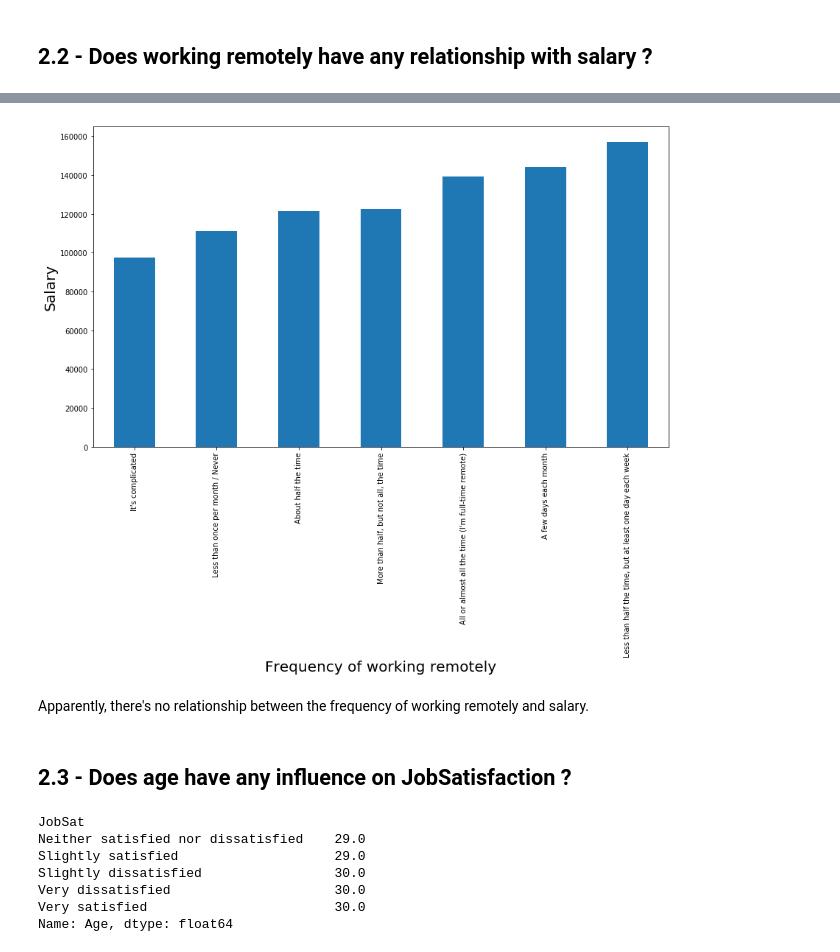
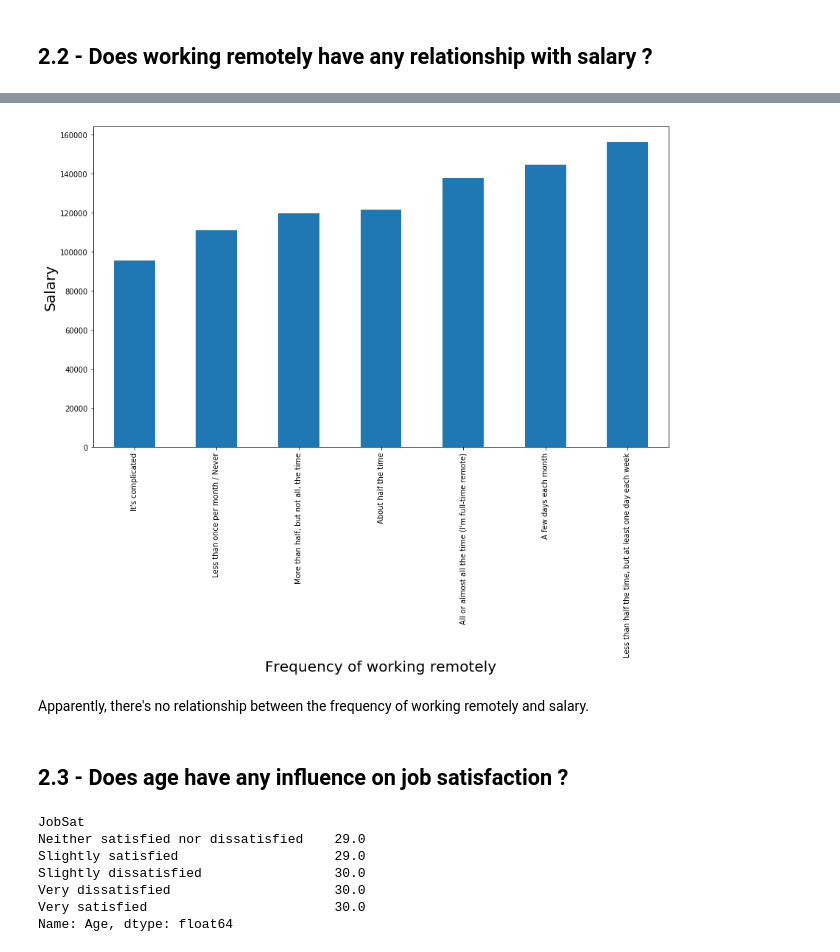
Before and after one commit to Eugeniobr/Project1, a Jupyter notebook: project_1_nb .ipynb, the cells around one changed output, grey strips where cells are left out. Drawn from its saved outputs; the diff is of its cells as text; code cells hidden in the pictures.

```diff
--- a/project_1_nb .ipynb
+++ b/project_1_nb .ipynb
@@ -161,3 +177,5 @@ As we can from the histograms, the distributions of CompTotal, CodeRevHrs and Wo
+# %%
+nona_df = survey_info.dropna(subset=["SOVisitFreq", "ConvertedComp", "WorkRemote", "Age", "JobSat"])
 # %% [markdown]
 ## 2.1 - Does the frequency people visit StackOverflow have any relationship with salary ?
 # %%
@@ -210,14 +228,14 @@ It's complicated                                            97571.322062
 Name: ConvertedComp, dtype: float64
 # %%
-survey_info.groupby("WorkRemote").mean()["ConvertedComp"].sort_values(ascending=True).plot(kind="bar")
+nona_df.groupby("WorkRemote").mean()["ConvertedComp"].sort_values(ascending=True).plot(kind="bar")
 plt.xlabel("Frequency of working remotely", fontsize=20)
 plt.ylabel("Salary", fontsize=20)
 plt.savefig("remote_salary.jpeg", format="jpeg", bbox_inches = "tight")
 # %% [output]
-[figure, old version]
+[figure, new version]
 # %% [markdown]
 Apparently, there's no relationship between the frequency of working remotely and salary.
 # %% [markdown]
-## 2.3 - Does age have any influence on JobSatisfaction ?
+## 2.3 - Does age have any influence on job satisfaction ?
 # %%
 #since the age distribution is skewed, we'll use median as measure of central tendency
```
Also changed, not shown: parts of 13 cells of this notebook.
